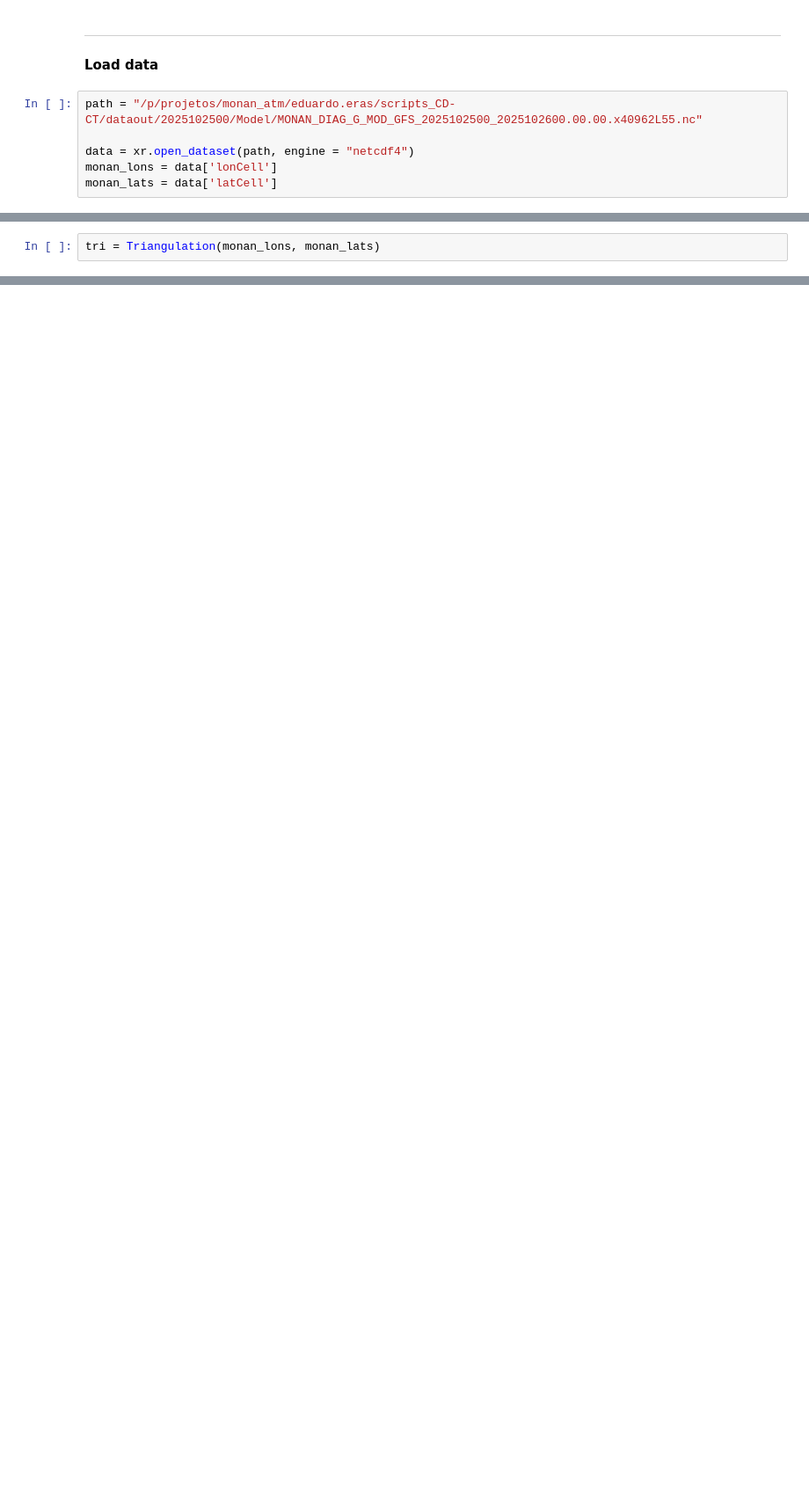
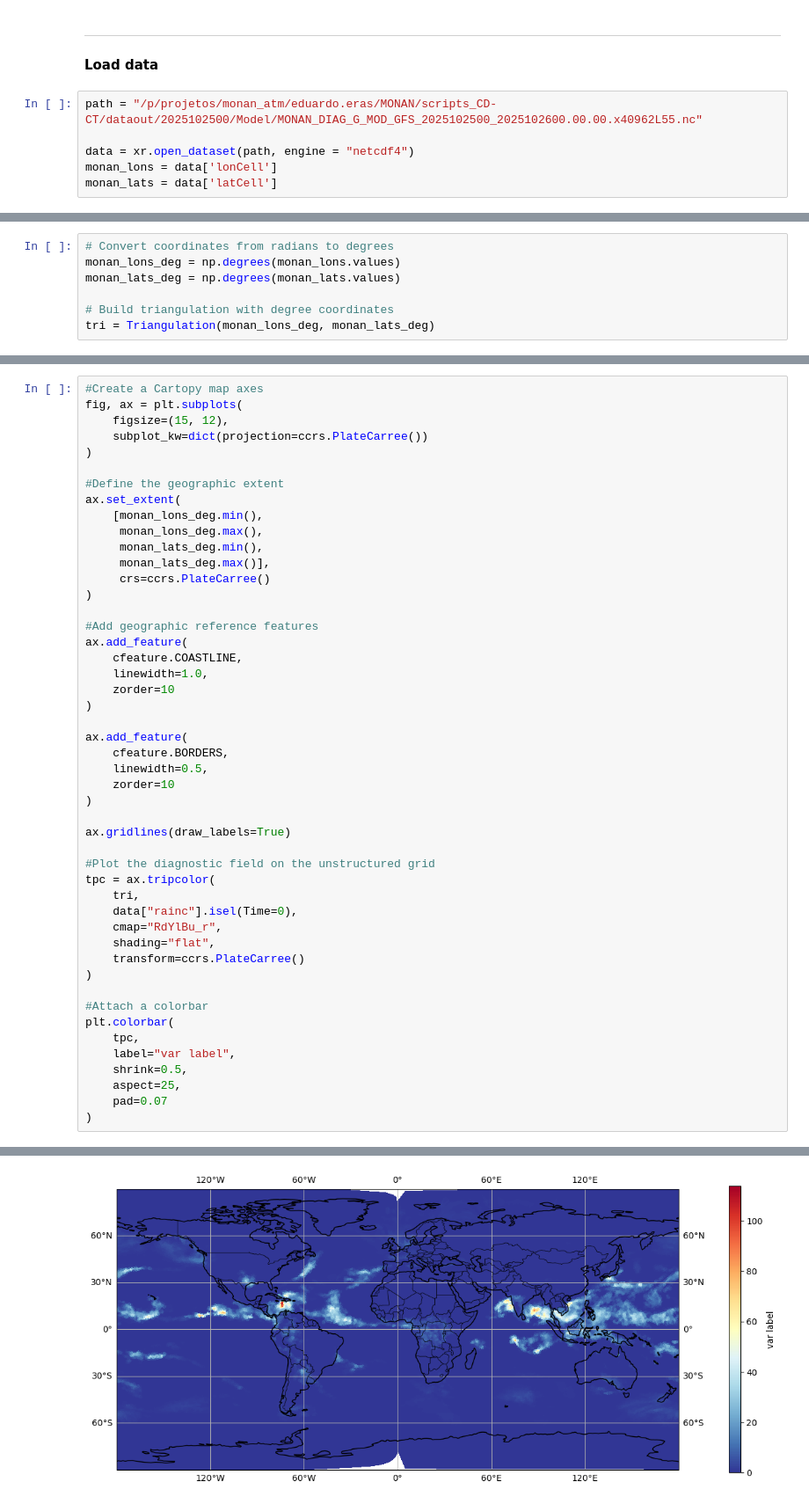
Before and after one commit to eduardoeras/workspace_cempa, a Jupyter notebook: python/hello_data.ipynb, the cells around one changed output, grey strips where cells are left out. Shown at 88% size. Saved outputs shown, nothing was run; the diff lists cells and outputs as text; blank space fills up the shorter version.

Commit message:
First plots, first experimental plots and cartopy data

```diff
--- a/python/hello_data.ipynb
+++ b/python/hello_data.ipynb
@@ -12,7 +23,7 @@ import xarray as xr
 ---
 **Load data**
 # %%
-path = "/p/projetos/monan_atm/eduardo.eras/scripts_CD-CT/dataout/2025102500/Model/MONAN_DIAG_G_MOD_GFS_2025102500_2025102600.00.00.x40962L55.nc"
+path = "/p/projetos/monan_atm/eduardo.eras/MONAN/scripts_CD-CT/dataout/2025102500/Model/MONAN_DIAG_G_MOD_GFS_2025102500_2025102600.00.00.x40962L55.nc"
 
 data = xr.open_dataset(path, engine = "netcdf4")
 monan_lons = data['lonCell']
@@ -20,2 +44,7 @@ monan_lats = data['latCell']
 # %%
-tri = Triangulation(monan_lons, monan_lats)
+# Convert coordinates from radians to degrees
+monan_lons_deg = np.degrees(monan_lons.values)
+monan_lats_deg = np.degrees(monan_lats.values)
+
+# Build triangulation with degree coordinates
+tri = Triangulation(monan_lons_deg, monan_lats_deg)
@@ -46,0 +89,49 @@ plt.colorbar(tpc, label= "var label", shrink= 0.5, aspect = 25, pad = 0.05)
+# %%
+#Create a Cartopy map axes
+fig, ax = plt.subplots(
+    figsize=(15, 12),
+    subplot_kw=dict(projection=ccrs.PlateCarree())
+)
+
+#Define the geographic extent
+ax.set_extent(
+    [monan_lons_deg.min(),
+     monan_lons_deg.max(),
+     monan_lats_deg.min(),
+     monan_lats_deg.max()],
+     crs=ccrs.PlateCarree()
+)
+
+#Add geographic reference features
+ax.add_feature(
+    cfeature.COASTLINE,
+    linewidth=1.0,
+    zorder=10
+)
+
+ax.add_feature(
+    cfeature.BORDERS,
+    linewidth=0.5,
+    zorder=10
+)
+
+ax.gridlines(draw_labels=True)
+
+#Plot the diagnostic field on the unstructured grid
+tpc = ax.tripcolor(
+    tri,
+    data["rainc"].isel(Time=0),
+    cmap="RdYlBu_r",
+    shading="flat",
+    transform=ccrs.PlateCarree()
+)
+
+#Attach a colorbar
+plt.colorbar(
+    tpc,
+    label="var label",
+    shrink=0.5,
+    aspect=25,
+    pad=0.07
+)
+# %% [output]
@@ -46,0 +139 @@ plt.colorbar(tpc, label= "var label", shrink= 0.5, aspect = 25, pad = 0.05)
+[figure, added]
```
Also changed, not shown: parts of 9 cells of this notebook, 28 other files.
